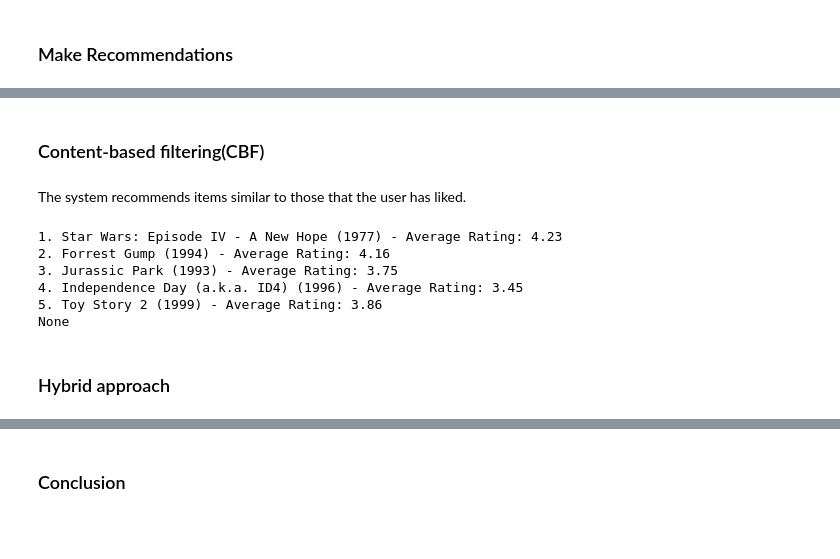
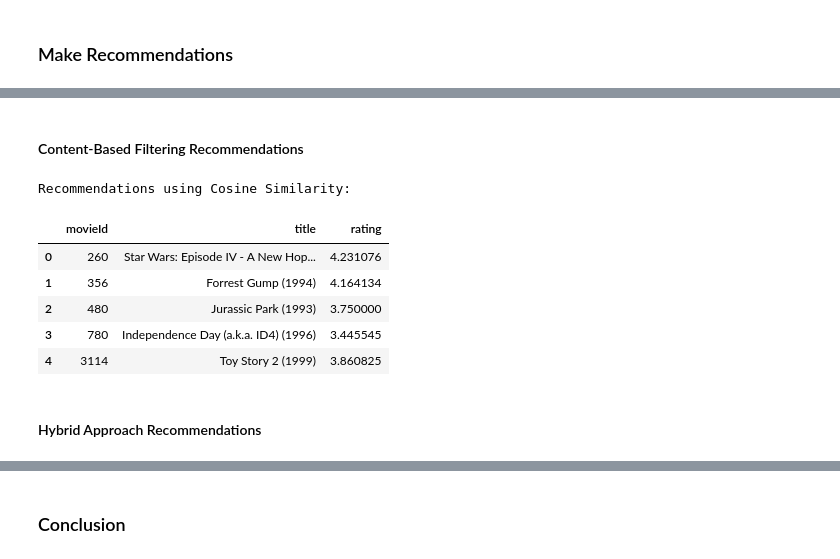
Before and after one commit to gkipkirui1/DSF-PT08P4-Movie_Recommendation-Project_GKC, a Jupyter notebook: Index.ipynb, the cells around one changed output, grey strips where cells are left out. Cells and saved outputs as stored; diff of their text form; code cells hidden in the pictures; blank space fills up the shorter version.

```diff
--- a/Index.ipynb
+++ b/Index.ipynb
@@ -542,39 +490,16 @@ get_top_5_recommendations(user_id, knn_baseline, trainset, df_final_clean)
-# %% [markdown]
-### Content-based filtering(CBF)
-# %% [markdown]
-The system recommends items similar to those that the user has liked.
-# %%
-# Create a pivot table with users as columns, movies as rows, and ratings as values
-rating_matrix = df_final_clean.pivot_table(index='movieId', columns='userId', values='rating').fillna(0)
-
-# Compute similarity matrix
-cosine_sim = cosine_similarity(rating_matrix, rating_matrix)
-
-# Function to get movie recommendations based on rating similarity
-def get_content_based_recommendations(movie_id, cosine_sim=cosine_sim):
-    idx = rating_matrix.index.tolist().index(movie_id)
-    sim_scores = list(enumerate(cosine_sim[idx]))
-    sim_scores = sorted(sim_scores, key=lambda x: x[1], reverse=True)
-    sim_scores = sim_scores[1:6]  # Get top 5 similar movies (excluding itself)
-    movie_indices = [i[0] for i in sim_scores]
-
-    recommendations = df_final_clean[df_final_clean['movieId'].isin(rating_matrix.index[movie_indices])]
-
-    # Get movie titles and their average ratings
-    movie_titles_ratings = recommendations.groupby('movieId').agg({'title': 'first', 'rating': 'mean'}).reset_index()
-
-    # Print the top 5 recommendations with ratings
-    for i, row in movie_titles_ratings.iterrows():
-        print(f"{i+1}. {row['title']} - Average Rating: {row['rating']:.2f}")
-
-# usage
-print(get_content_based_recommendations(1))  # Assuming movie_id 1 is in the dataset
-# %% [output]
-1. Star Wars: Episode IV - A New Hope (1977) - Average Rating: 4.23
-2. Forrest Gump (1994) - Average Rating: 4.16
-3. Jurassic Park (1993) - Average Rating: 3.75
-4. Independence Day (a.k.a. ID4) (1996) - Average Rating: 3.45
-5. Toy Story 2 (1999) - Average Rating: 3.86
-None
+# %% [markdown]
+#### Content-Based Filtering Recommendations
+# %%
+# Example usage for content-based recommendations
+print("Recommendations using Cosine Similarity:")
+get_content_based_recommendations(1, similarity_method='cosine')  # Replace with actual movie ID
+# %% [output]
+Recommendations using Cosine Similarity:
+|  | movieId | title | rating |
+| 0 | 260 | Star Wars: Episode IV - A New Hop... | 4.231076 |
+| 1 | 356 | Forrest Gump (1994) | 4.164134 |
+| 2 | 480 | Jurassic Park (1993) | 3.750000 |
+| 3 | 780 | Independence Day (a.k.a. ID4) (1996) | 3.445545 |
+| 4 | 3114 | Toy Story 2 (1999) | 3.860825 |
 # %% [markdown]
-### Hybrid approach
+#### Hybrid Approach Recommendations
```
Also changed, not shown: parts of 34 cells of this notebook.
